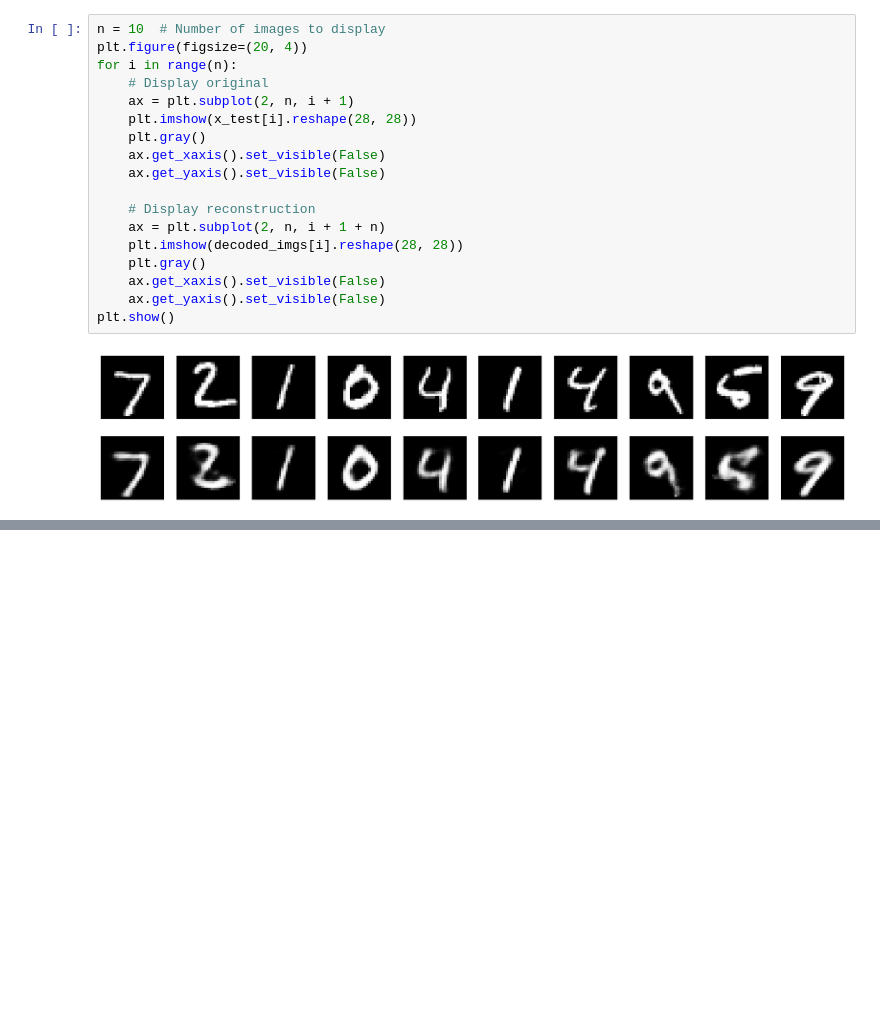
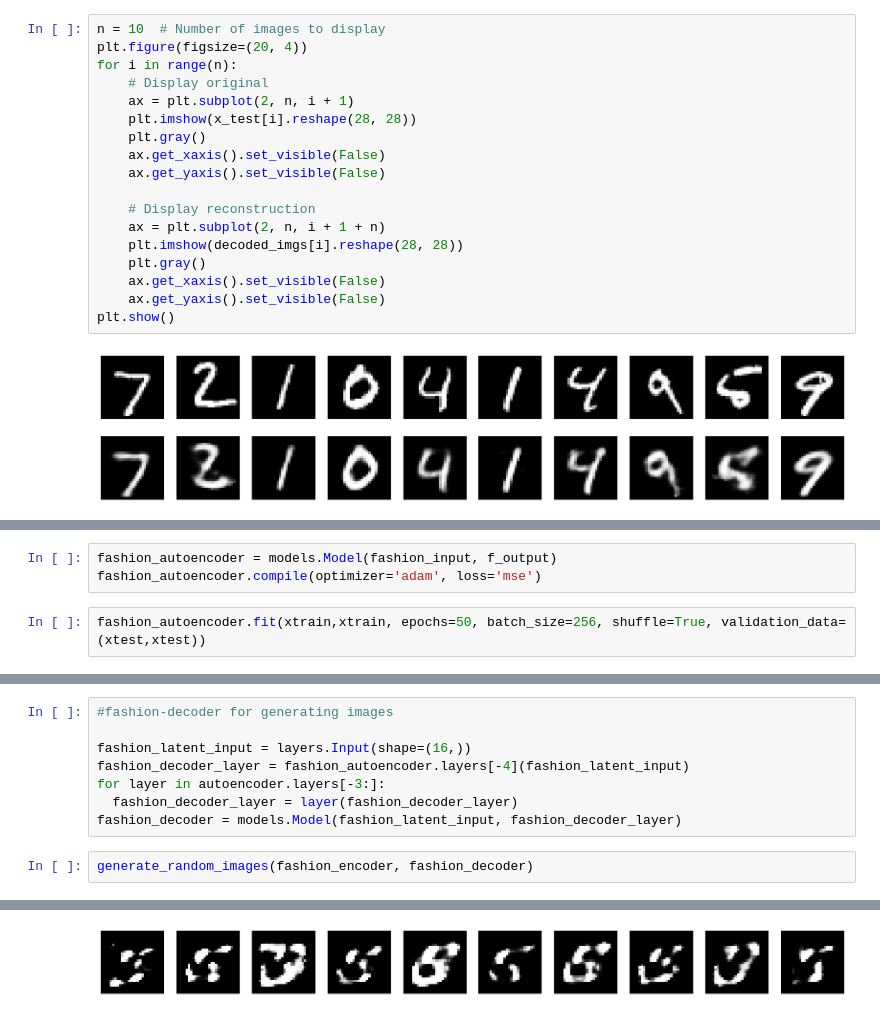
Before and after one commit to nadeemn/Deep-learning-series, a Jupyter notebook: autoencoder.ipynb, the cells around one changed output, grey strips where cells are left out. Cells and saved outputs as stored; diff of their text form; blank space fills up the shorter version.

```diff
--- a/autoencoder.ipynb
+++ b/autoencoder.ipynb
@@ -130,0 +161,5 @@ generate_random_images(encoder, decoder)
+# %%
+fashion_autoencoder = models.Model(fashion_input, f_output)
+fashion_autoencoder.compile(optimizer='adam', loss='mse')
+# %%
+fashion_autoencoder.fit(xtrain,xtrain, epochs=50, batch_size=256, shuffle=True, validation_data=(xtest,xtest))
@@ -130,0 +193,11 @@ generate_random_images(encoder, decoder)
+# %%
+#fashion-decoder for generating images
+
+fashion_latent_input = layers.Input(shape=(16,))
+fashion_decoder_layer = fashion_autoencoder.layers[-4](fashion_latent_input)
+for layer in autoencoder.layers[-3:]:
+  fashion_decoder_layer = layer(fashion_decoder_layer)
+fashion_decoder = models.Model(fashion_latent_input, fashion_decoder_layer)
+# %%
+generate_random_images(fashion_encoder, fashion_decoder)
+# %% [output]
@@ -130,0 +206 @@ generate_random_images(encoder, decoder)
+[figure, added]
```
Also changed, not shown: parts of 12 cells of this notebook.
